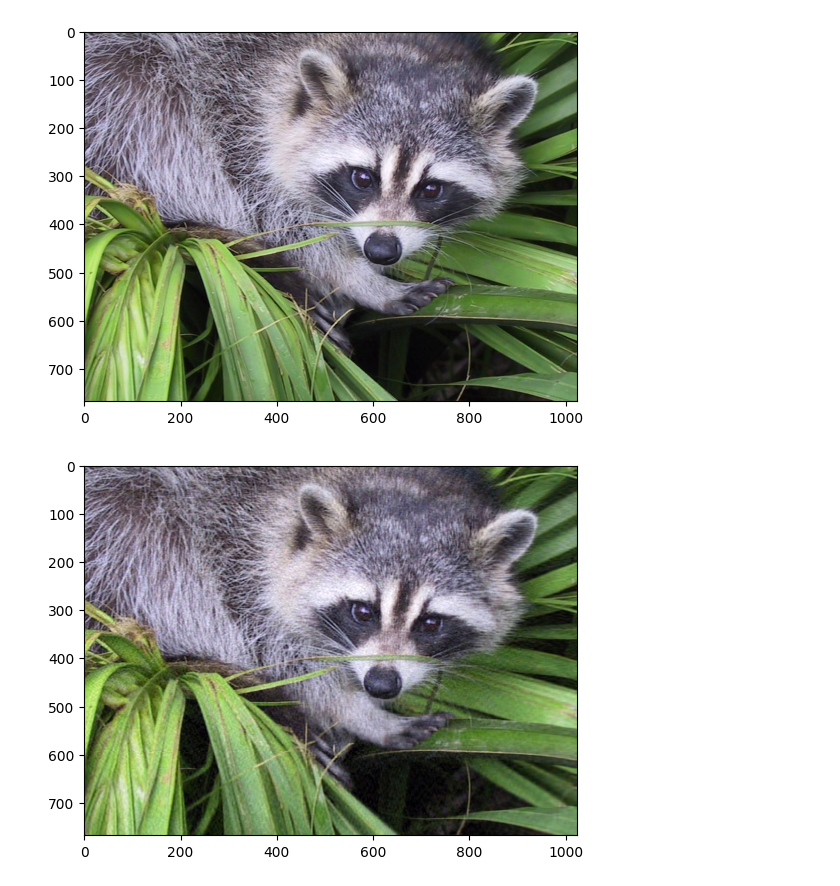
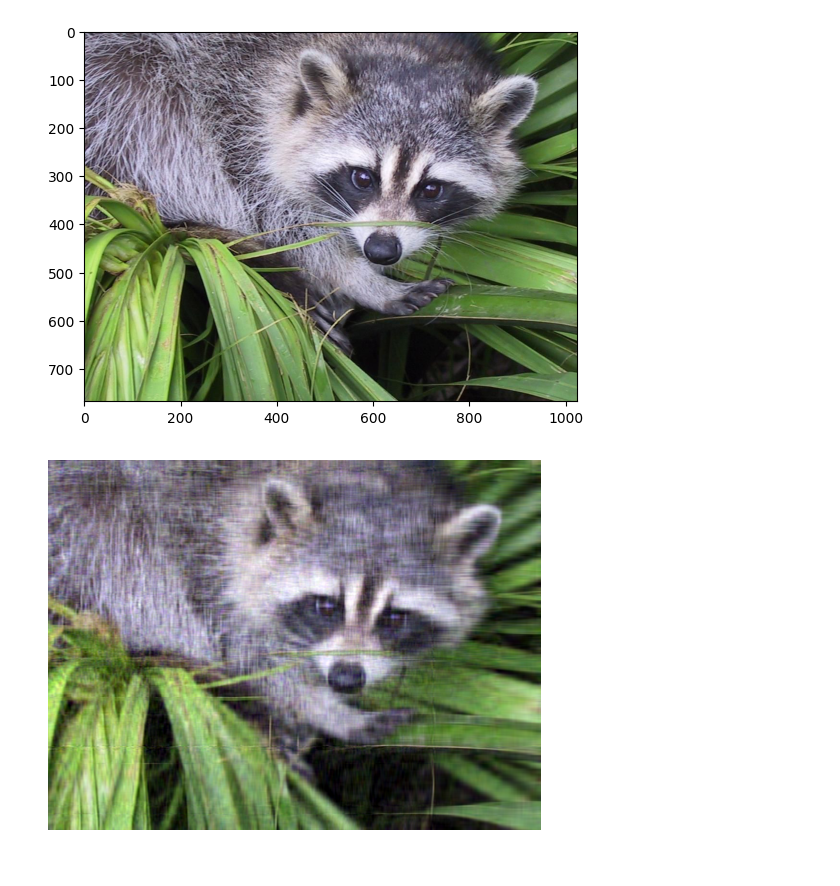
Before and after one commit to mcleroj/Python, a Jupyter notebook: numpy.ipynb, the cells around one changed output. Cells and saved outputs as stored; diff of their text form; code cells hidden in the pictures.

```diff
--- a/numpy.ipynb
+++ b/numpy.ipynb
@@ -94,10 +94,11 @@ plt.show()
 # %% [output]
 [figure]
 # %%
-k = 100
+k = 30
 approx_img = U @ Sigma[..., :k] @ Vt[..., :k, :]
 approx_img = np.clip(approx_img, 0, 1)
 plt.imshow(np.transpose(approx_img, (1, 2, 0)))
+plt.axis("off")
 plt.show()
 # %% [output]
-[figure, old version]
+[figure, new version]
```
